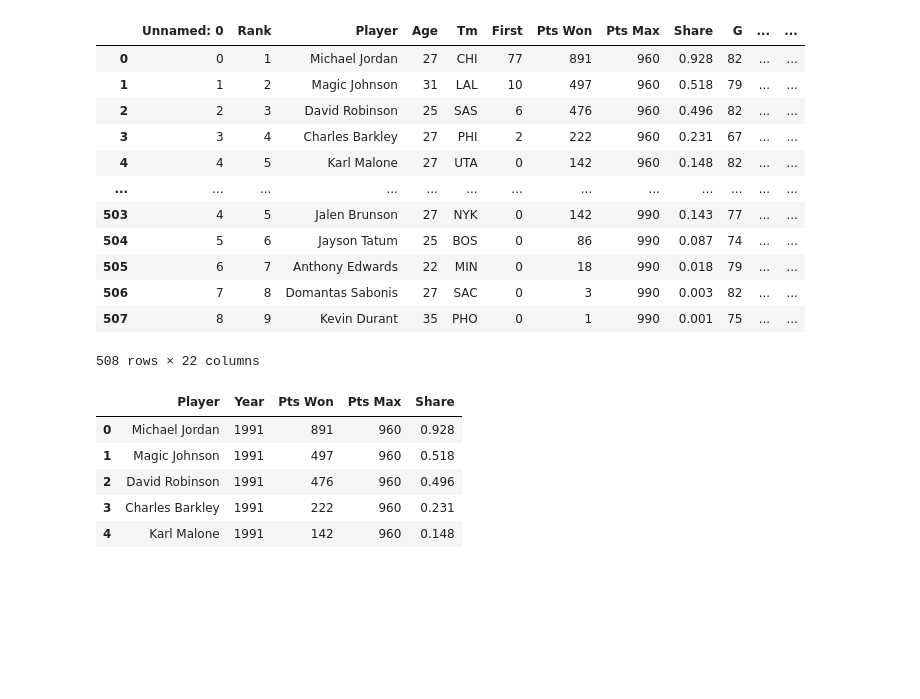
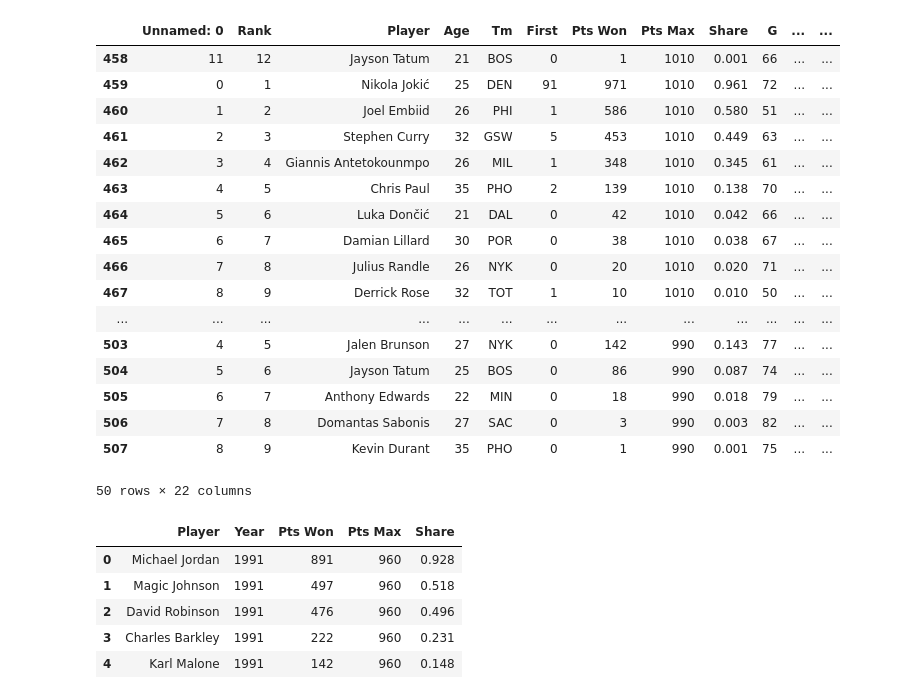
Before and after one commit to AvirukthGT/NBA-MVP-Prediction, a Jupyter notebook: data_cleaning.ipynb, the cells around one changed output. Cells and saved outputs as stored; diff of their text form; code cells hidden in the pictures; blank space fills up the shorter version.

```diff
--- a/data_cleaning.ipynb
+++ b/data_cleaning.ipynb
@@ -5,19 +3,27 @@ mvps=pd.read_csv("mvps.csv")
+# %%
+mvps=pd.read_csv("mvps.csv",encoding="utf-8")
+mvps['Player'] = mvps['Player'].apply(lambda x: x.encode('latin1').decode('utf-8'))
 # %%
-mvps
+mvps.tail(50)
 # %% [output]
 |  | Unnamed: 0 | Rank | Player | Age | Tm | First | Pts Won | Pts Max | Share | G | ... | ... |
-| 0 | 0 | 1 | Michael Jordan | 27 | CHI | 77 | 891 | 960 | 0.928 | 82 | ... | ... |
-| 1 | 1 | 2 | Magic Johnson | 31 | LAL | 10 | 497 | 960 | 0.518 | 79 | ... | ... |
-| 2 | 2 | 3 | David Robinson | 25 | SAS | 6 | 476 | 960 | 0.496 | 82 | ... | ... |
-| 3 | 3 | 4 | Charles Barkley | 27 | PHI | 2 | 222 | 960 | 0.231 | 67 | ... | ... |
-| 4 | 4 | 5 | Karl Malone | 27 | UTA | 0 | 142 | 960 | 0.148 | 82 | ... | ... |
+| 458 | 11 | 12 | Jayson Tatum | 21 | BOS | 0 | 1 | 1010 | 0.001 | 66 | ... | ... |
+| 459 | 0 | 1 | Nikola Jokić | 25 | DEN | 91 | 971 | 1010 | 0.961 | 72 | ... | ... |
+| 460 | 1 | 2 | Joel Embiid | 26 | PHI | 1 | 586 | 1010 | 0.580 | 51 | ... | ... |
+| 461 | 2 | 3 | Stephen Curry | 32 | GSW | 5 | 453 | 1010 | 0.449 | 63 | ... | ... |
+| 462 | 3 | 4 | Giannis Antetokounmpo | 26 | MIL | 1 | 348 | 1010 | 0.345 | 61 | ... | ... |
+| 463 | 4 | 5 | Chris Paul | 35 | PHO | 2 | 139 | 1010 | 0.138 | 70 | ... | ... |
+| 464 | 5 | 6 | Luka Dončić | 21 | DAL | 0 | 42 | 1010 | 0.042 | 66 | ... | ... |
+| 465 | 6 | 7 | Damian Lillard | 30 | POR | 0 | 38 | 1010 | 0.038 | 67 | ... | ... |
+| 466 | 7 | 8 | Julius Randle | 26 | NYK | 0 | 20 | 1010 | 0.020 | 71 | ... | ... |
+| 467 | 8 | 9 | Derrick Rose | 32 | TOT | 1 | 10 | 1010 | 0.010 | 50 | ... | ... |
 | ... | ... | ... | ... | ... | ... | ... | ... | ... | ... | ... | ... | ... |
 | 503 | 4 | 5 | Jalen Brunson | 27 | NYK | 0 | 142 | 990 | 0.143 | 77 | ... | ... |
 | 504 | 5 | 6 | Jayson Tatum | 25 | BOS | 0 | 86 | 990 | 0.087 | 74 | ... | ... |
 | 505 | 6 | 7 | Anthony Edwards | 22 | MIN | 0 | 18 | 990 | 0.018 | 79 | ... | ... |
 | 506 | 7 | 8 | Domantas Sabonis | 27 | SAC | 0 | 3 | 990 | 0.003 | 82 | ... | ... |
 | 507 | 8 | 9 | Kevin Durant | 35 | PHO | 0 | 1 | 990 | 0.001 | 75 | ... | ... |
-508 rows × 22 columns
+50 rows × 22 columns
 # %%
 mvps=mvps[['Player','Year','Pts Won','Pts Max','Share']]
 mvps.head()
```
Also changed, not shown: parts of 25 cells of this notebook, 1 other file.
